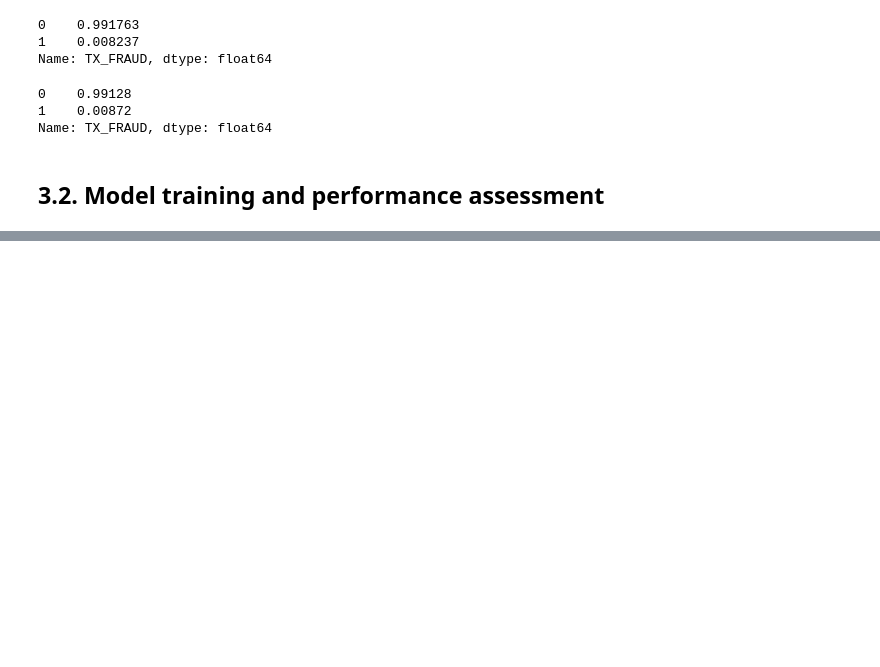
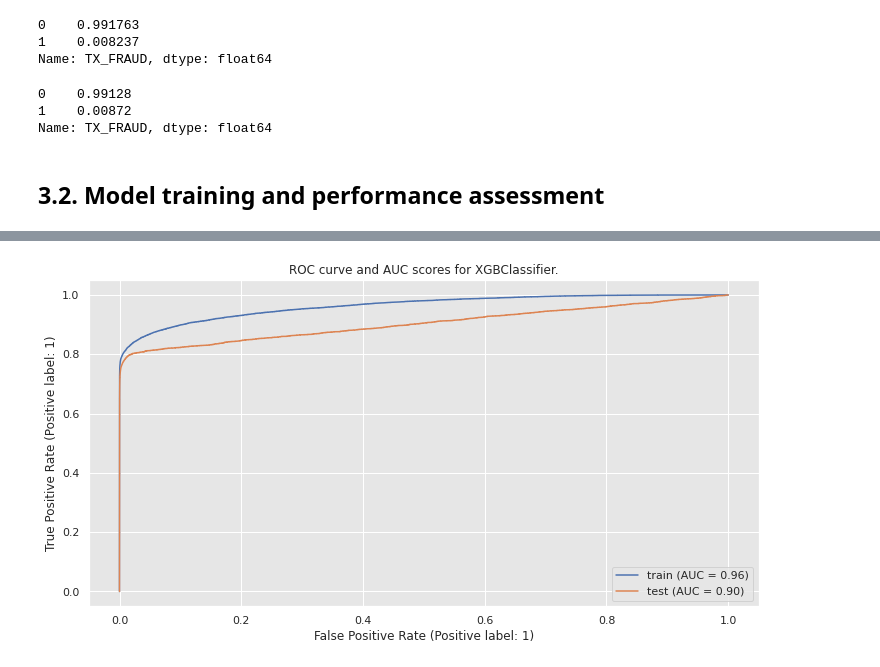
Before and after one commit to edsoncezar16/credit_card_fraud_detection, a Jupyter notebook: sh4ck.ipynb, the cells around one changed output, grey strips where cells are left out. Saved outputs shown, nothing was run; the diff lists cells and outputs as text; code cells hidden in the pictures; blank space fills up the shorter version.

```diff
--- a/sh4ck.ipynb
+++ b/sh4ck.ipynb
@@ -1004,0 +1012,8 @@ tree = classify_and_evaluate_performance(
+# %%
+# XGBoost
+xgboost_clf = classify_and_evaluate_performance(
+    XGBClassifier(random_state=42, n_jobs=-1), X_train_scaled, X_test_scaled,
+                 y_train, y_test
+)
+# %% [output]
+[figure, added]
```
Also changed, not shown: parts of 8 cells of this notebook.
